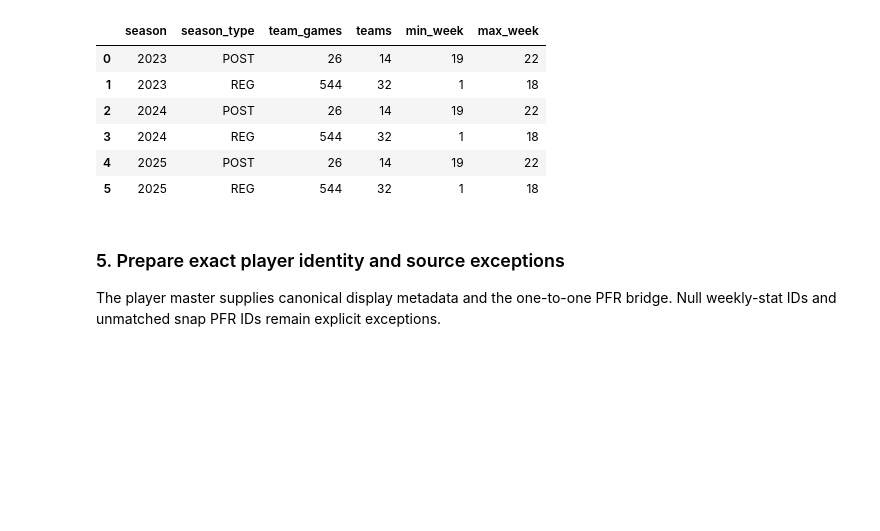
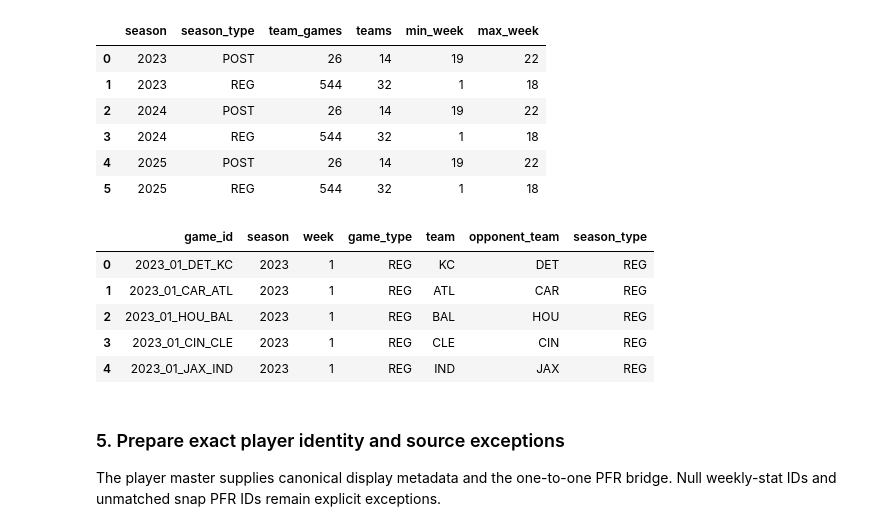
Before and after one commit to ddarby15/nfl-dream-lab-app, a Jupyter notebook: notebooks/silver/02_shared_player_participation_and_week.ipynb, the cells around one changed output. Saved outputs shown, nothing was run; the diff lists cells and outputs as text; code cells hidden in the pictures; blank space fills up the shorter version.

```diff
--- a/notebooks/silver/02_shared_player_participation_and_week.ipynb
+++ b/notebooks/silver/02_shared_player_participation_and_week.ipynb
@@ -216,6 +238,15 @@ assert set(schedule_team_games["season_type"].unique()) == {"REG", "POST"}
 | 3 | 2024 | REG | 544 | 32 | 1 | 18 |
 | 4 | 2025 | POST | 26 | 14 | 19 | 22 |
 | 5 | 2025 | REG | 544 | 32 | 1 | 18 |
+# %%
+schedule_team_games.head()
+# %% [output]
+|  | game_id | season | week | game_type | team | opponent_team | season_type |
+| 0 | 2023_01_DET_KC | 2023 | 1 | REG | KC | DET | REG |
+| 1 | 2023_01_CAR_ATL | 2023 | 1 | REG | ATL | CAR | REG |
+| 2 | 2023_01_HOU_BAL | 2023 | 1 | REG | BAL | HOU | REG |
+| 3 | 2023_01_CIN_CLE | 2023 | 1 | REG | CLE | CIN | REG |
+| 4 | 2023_01_JAX_IND | 2023 | 1 | REG | IND | JAX | REG |
 # %% [markdown]
 ### 5. Prepare exact player identity and source exceptions
 
```
Also changed, not shown: parts of 19 cells of this notebook, 2 other files.
